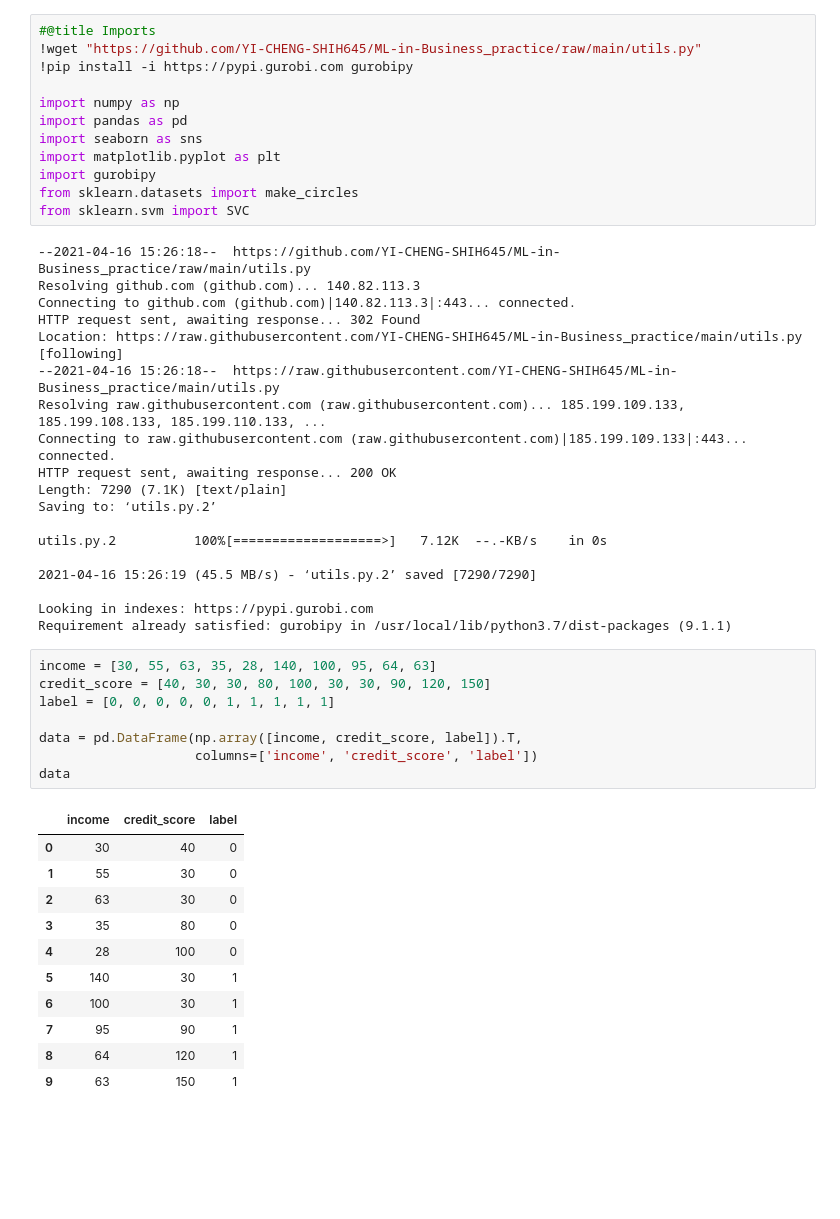
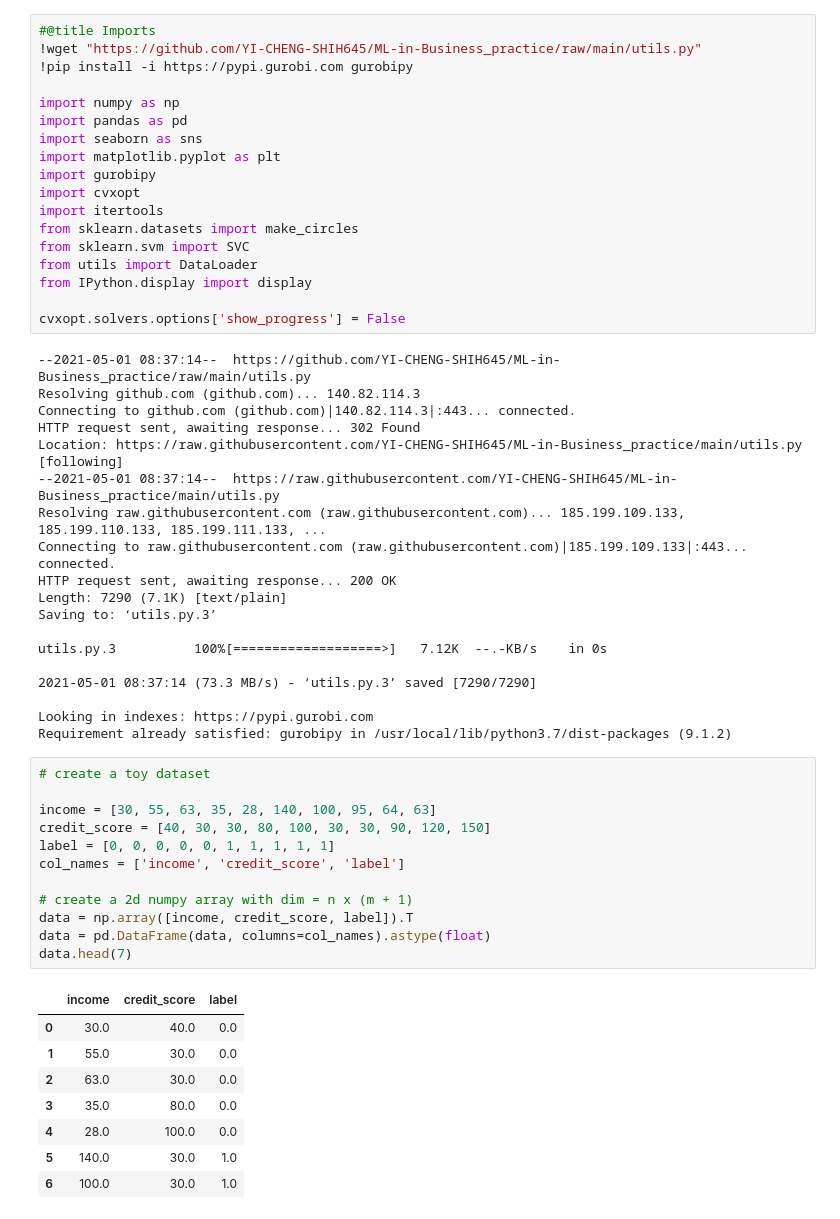
Before and after one commit to YI-CHENG-SHIH645/ML, a Jupyter notebook: ch5_svm/SVM.ipynb, the cells around one changed output. Saved outputs shown, nothing was run; the diff lists cells and outputs as text; blank space fills up the shorter version.

```diff
--- a/ch5_svm/SVM.ipynb
+++ b/ch5_svm/SVM.ipynb
@@ -10,45 +10,52 @@ import pandas as pd
 import seaborn as sns
 import matplotlib.pyplot as plt
 import gurobipy
+import cvxopt
+import itertools
 from sklearn.datasets import make_circles
 from sklearn.svm import SVC
+from utils import DataLoader
+from IPython.display import display
+
+cvxopt.solvers.options['show_progress'] = False
 # %% [output]
---2021-04-16 15:26:18--  https://github.com/YI-CHENG-SHIH645/ML-in-Business_practice/raw/main/utils.py
-Resolving github.com (github.com)... 140.82.113.3
-Connecting to github.com (github.com)|140.82.113.3|:443... connected.
+--2021-05-01 08:37:14--  https://github.com/YI-CHENG-SHIH645/ML-in-Business_practice/raw/main/utils.py
+Resolving github.com (github.com)... 140.82.114.3
+Connecting to github.com (github.com)|140.82.114.3|:443... connected.
 HTTP request sent, awaiting response... 302 Found
 Location: https://raw.githubusercontent.com/YI-CHENG-SHIH645/ML-in-Business_practice/main/utils.py [following]
---2021-04-16 15:26:18--  https://raw.githubusercontent.com/YI-CHENG-SHIH645/ML-in-Business_practice/main/utils.py
-Resolving raw.githubusercontent.com (raw.githubusercontent.com)... 185.199.109.133, 185.199.108.133, 185.199.110.133, ...
+--2021-05-01 08:37:14--  https://raw.githubusercontent.com/YI-CHENG-SHIH645/ML-in-Business_practice/main/utils.py
+Resolving raw.githubusercontent.com (raw.githubusercontent.com)... 185.199.109.133, 185.199.110.133, 185.199.111.133, ...
 Connecting to raw.githubusercontent.com (raw.githubusercontent.com)|185.199.109.133|:443... connected.
 HTTP request sent, awaiting response... 200 OK
 Length: 7290 (7.1K) [text/plain]
-Saving to: ‘utils.py.2’
+Saving to: ‘utils.py.3’
 
-utils.py.2          100%[===================>]   7.12K  --.-KB/s    in 0s
+utils.py.3          100%[===================>]   7.12K  --.-KB/s    in 0s
 
-2021-04-16 15:26:19 (45.5 MB/s) - ‘utils.py.2’ saved [7290/7290]
+2021-05-01 08:37:14 (73.3 MB/s) - ‘utils.py.3’ saved [7290/7290]
 
 Looking in indexes: https://pypi.gurobi.com
-Requirement already satisfied: gurobipy in /usr/local/lib/python3.7/dist-packages (9.1.1)
+Requirement already satisfied: gurobipy in /usr/local/lib/python3.7/dist-packages (9.1.2)
 # %%
+# create a toy dataset
+
 income = [30, 55, 63, 35, 28, 140, 100, 95, 64, 63]
 credit_score = [40, 30, 30, 80, 100, 30, 30, 90, 120, 150]
 label = [0, 0, 0, 0, 0, 1, 1, 1, 1, 1]
+col_names = ['income', 'credit_score', 'label']
 
-data = pd.DataFrame(np.array([income, credit_score, label]).T,
-                    columns=['income', 'credit_score', 'label'])
-data
+# create a 2d numpy array with dim = n x (m + 1)
+data = np.array([income, credit_score, label]).T
+data = pd.DataFrame(data, columns=col_names).astype(float)
+data.head(7)
 # %% [output]
 |  | income | credit_score | label |
-| 0 | 30 | 40 | 0 |
-| 1 | 55 | 30 | 0 |
-| 2 | 63 | 30 | 0 |
-| 3 | 35 | 80 | 0 |
-| 4 | 28 | 100 | 0 |
-| 5 | 140 | 30 | 1 |
-| 6 | 100 | 30 | 1 |
-| 7 | 95 | 90 | 1 |
-| 8 | 64 | 120 | 1 |
-| 9 | 63 | 150 | 1 |
+| 0 | 30.0 | 40.0 | 0.0 |
+| 1 | 55.0 | 30.0 | 0.0 |
+| 2 | 63.0 | 30.0 | 0.0 |
+| 3 | 35.0 | 80.0 | 0.0 |
+| 4 | 28.0 | 100.0 | 0.0 |
+| 5 | 140.0 | 30.0 | 1.0 |
+| 6 | 100.0 | 30.0 | 1.0 |
 # %%
```
Also changed, not shown: parts of 46 cells of this notebook.
